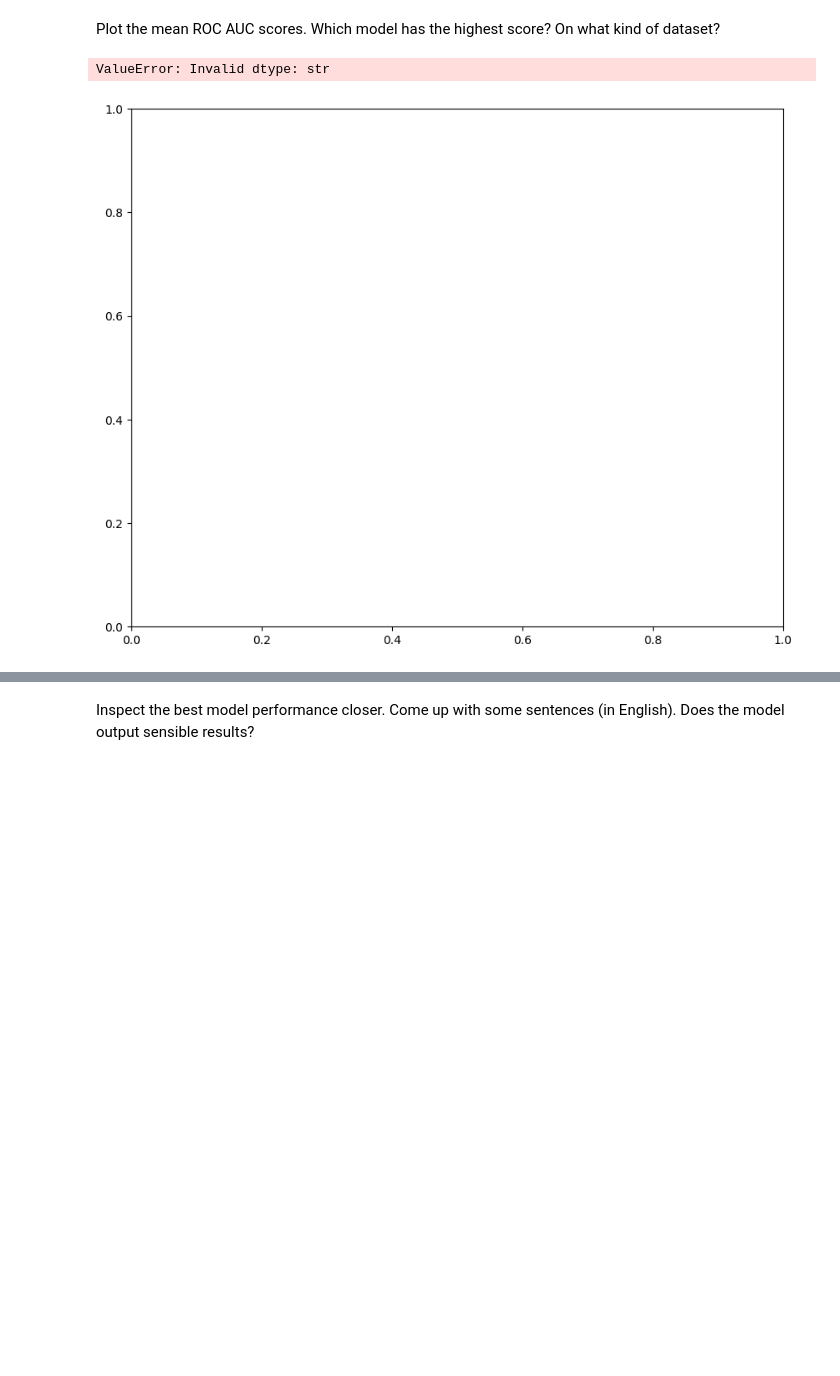
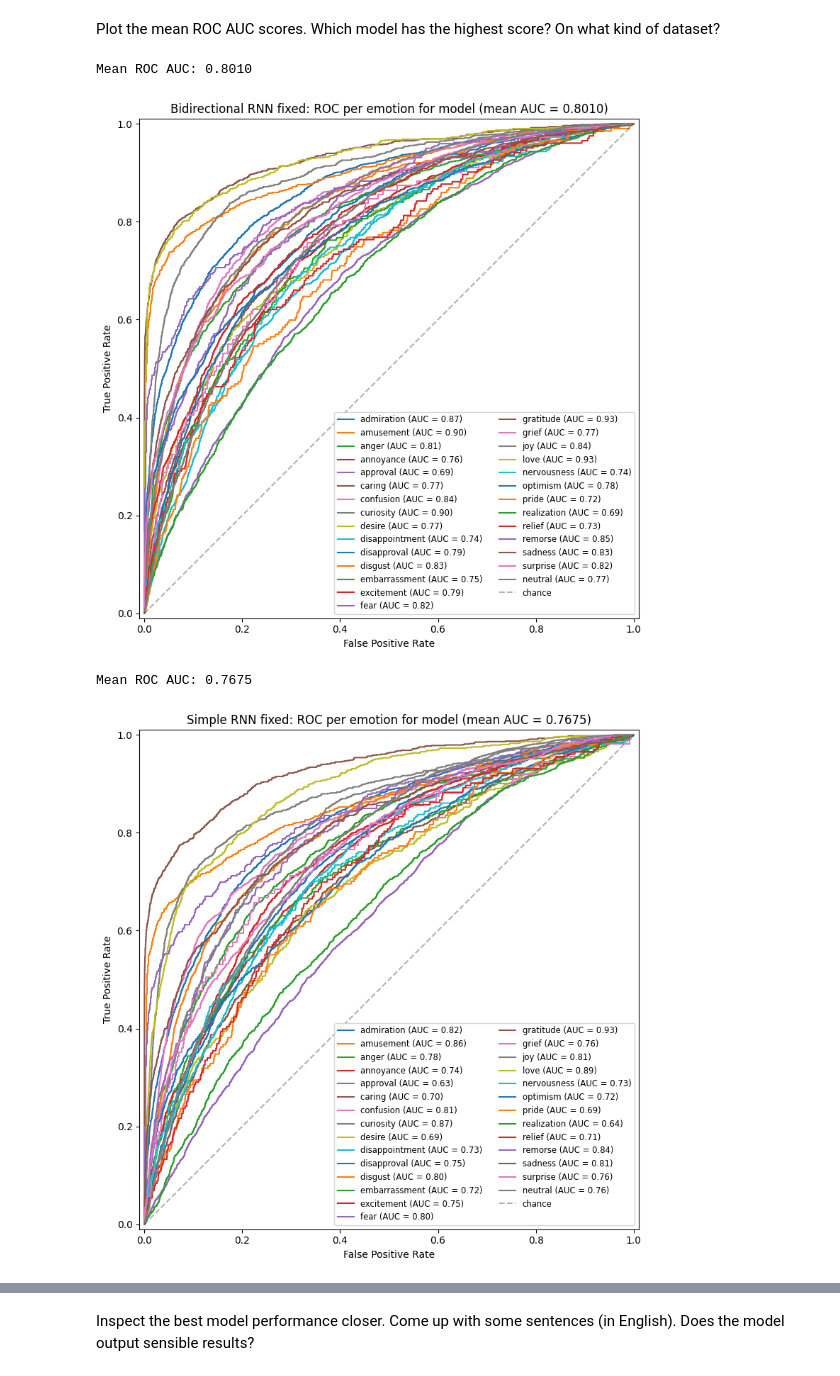
Before and after one commit to ReSpix/neural, a Jupyter notebook: notebooks/rnn/sequence_classification.ipynb, the cells around one changed output, grey strips where cells are left out. Saved outputs shown, nothing was run; the diff lists cells and outputs as text; code cells hidden in the pictures; blank space fills up the shorter version.

Commit message:
Model testing

```diff
--- a/notebooks/rnn/sequence_classification.ipynb
+++ b/notebooks/rnn/sequence_classification.ipynb
@@ -515,8 +523,8 @@ def plot_roc_curve(
 
     return mean_auc
 # %%
-models_roc = []
-models_f1 = []
+models_roc = {"fixed": [], "variable": []}
+models_f1 = {"fixed": [], "variable": []}
 
 for file in MODEL_CHECKPOINT_DIR.iterdir():
     if file.is_dir():
@@ -524,7 +532,12 @@ for file in MODEL_CHECKPOINT_DIR.iterdir():
 
     model = keras.models.load_model(file)
 
+    ds_type = "fixed" if "fixed" in file.name else "variable"
+
     if "auc" in file.name:
-        models_roc.append(model)
+        models_roc[ds_type].append((file.name, model))
     else:
-        models_f1.append(model)
+        models_f1[ds_type].append((file.name, model))
+# %%
+for filename, model in models_roc["fixed"]:
+    print(filename)
@@ -531,12 +549,20 @@ for file in MODEL_CHECKPOINT_DIR.iterdir():
 # %% [markdown]
 Plot the mean ROC AUC scores. Which model has the highest score? On what kind of dataset?
 # %%
-for model in models_roc:
-    fig, ax = plt.subplots(figsize=(10, 8))
-    mean_auc = plot_roc_curve(X_test, y_test, model, ax=ax)
-    print(f"Mean ROC AUC: {mean_auc:.4f}")
-    plt.tight_layout()
-    plt.show()
+model_scores = []
+
+for ds_type, dataset in models_roc.items():
+    for _, model in dataset:
+        fig, ax = plt.subplots(figsize=(10, 8))
+        mean_auc = plot_roc_curve(ds_fixed_test, model, ds_type, ax=ax)
+        model_scores.append(
+            {"Model": model.name, "ROC AUC": mean_auc, "DS Type": ds_type}
+        )
+        print(f"Mean ROC AUC: {mean_auc:.4f}")
+        plt.tight_layout()
+        plt.show()
 # %% [output]
-ValueError: Invalid dtype: str
+Mean ROC AUC: 0.8010
-[figure, old version]
+[figure, new version]
+Mean ROC AUC: 0.7675
+[figure, added]
```
Also changed, not shown: parts of 14 cells of this notebook.
